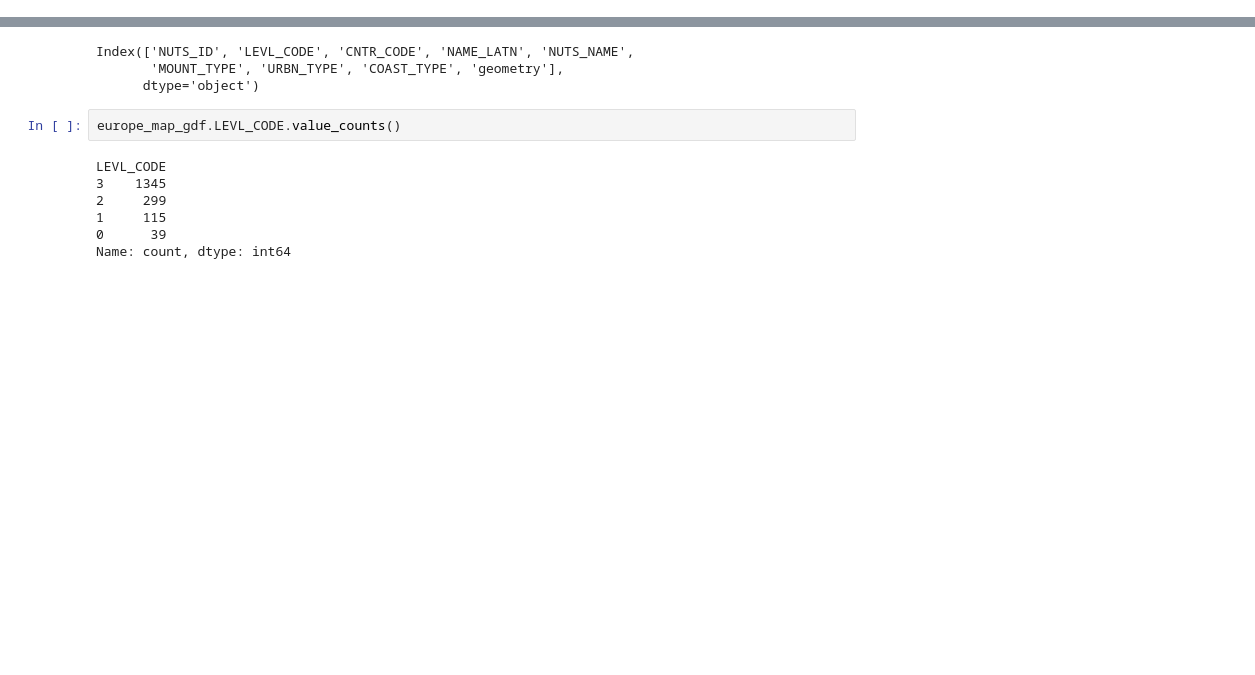
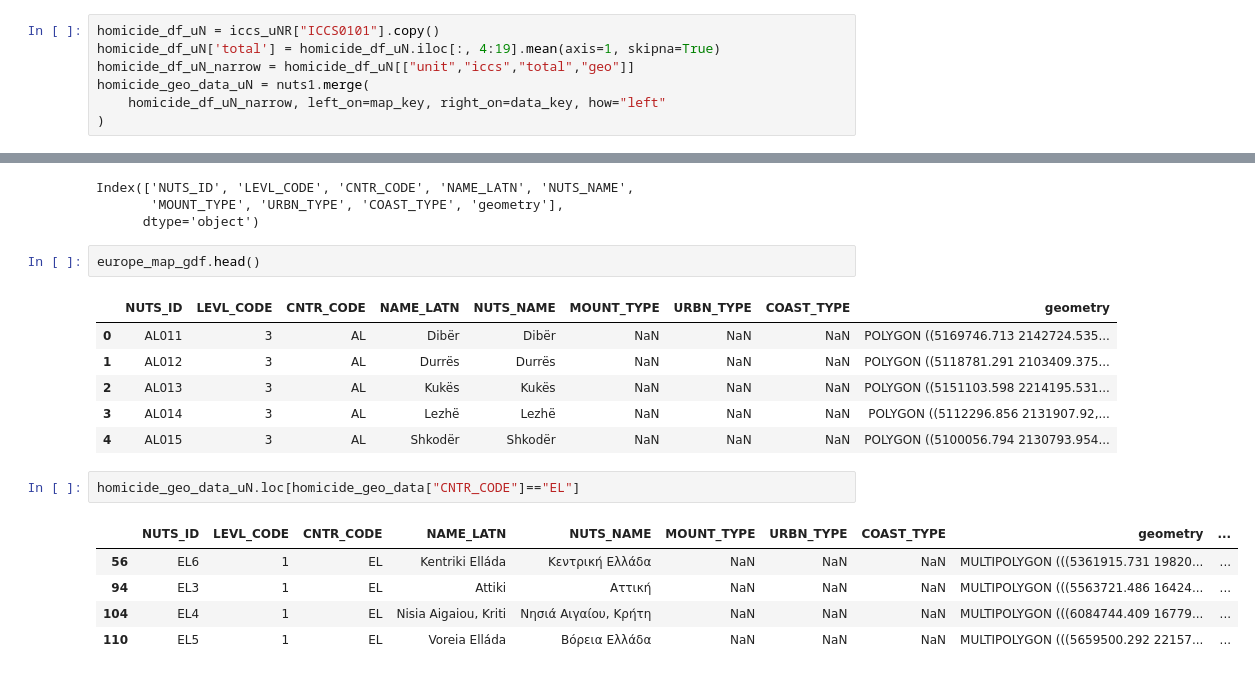
Before and after one commit to piStacya/CRIME_ANALYSIS_DS, a Jupyter notebook: Notebooks/Riigid_ja_regioonid.ipynb, the cells around one changed output, grey strips where cells are left out. Drawn from its saved outputs; the diff is of its cells as text; blank space fills up the shorter version.

```diff
--- a/Notebooks/Riigid_ja_regioonid.ipynb
+++ b/Notebooks/Riigid_ja_regioonid.ipynb
@@ -484,4 +488,11 @@ homicide_df_uP['total'] = homicide_df_uP.iloc[:, 4:19].mean(axis=1, skipna=True)
 homicide_df_uP_narrow = homicide_df_uP[["unit","iccs","total","geo"]]
 map_key = "NUTS_ID"
 data_key = "geo"
+# %%
+homicide_df_uN = iccs_uNR["ICCS0101"].copy()
+homicide_df_uN['total'] = homicide_df_uN.iloc[:, 4:19].mean(axis=1, skipna=True)
+homicide_df_uN_narrow = homicide_df_uN[["unit","iccs","total","geo"]]
+homicide_geo_data_uN = nuts1.merge(
+    homicide_df_uN_narrow, left_on=map_key, right_on=data_key, how="left"
+)
 # %%
@@ -717,11 +728,19 @@ Index(['NUTS_ID', 'LEVL_CODE', 'CNTR_CODE', 'NAME_LATN', 'NUTS_NAME',
        'MOUNT_TYPE', 'URBN_TYPE', 'COAST_TYPE', 'geometry'],
       dtype='object')
 # %%
-europe_map_gdf.LEVL_CODE.value_counts()
+europe_map_gdf.head()
 # %% [output]
-LEVL_CODE
-3    1345
-2     299
-1     115
-0      39
-Name: count, dtype: int64
+|  | NUTS_ID | LEVL_CODE | CNTR_CODE | NAME_LATN | NUTS_NAME | MOUNT_TYPE | URBN_TYPE | COAST_TYPE | geometry |
+| 0 | AL011 | 3 | AL | Dibër | Dibër | NaN | NaN | NaN | POLYGON ((5169746.713 2142724.535... |
+| 1 | AL012 | 3 | AL | Durrës | Durrës | NaN | NaN | NaN | POLYGON ((5118781.291 2103409.375... |
+| 2 | AL013 | 3 | AL | Kukës | Kukës | NaN | NaN | NaN | POLYGON ((5151103.598 2214195.531... |
+| 3 | AL014 | 3 | AL | Lezhë | Lezhë | NaN | NaN | NaN | POLYGON ((5112296.856 2131907.92,... |
+| 4 | AL015 | 3 | AL | Shkodër | Shkodër | NaN | NaN | NaN | POLYGON ((5100056.794 2130793.954... |
+# %%
+homicide_geo_data_uN.loc[homicide_geo_data["CNTR_CODE"]=="EL"]
+# %% [output]
+|  | NUTS_ID | LEVL_CODE | CNTR_CODE | NAME_LATN | NUTS_NAME | MOUNT_TYPE | URBN_TYPE | COAST_TYPE | geometry | ... |
+| 56 | EL6 | 1 | EL | Kentriki Elláda | Κεντρική Ελλάδα | NaN | NaN | NaN | MULTIPOLYGON (((5361915.731 19820... | ... |
+| 94 | EL3 | 1 | EL | Attiki | Αττική | NaN | NaN | NaN | MULTIPOLYGON (((5563721.486 16424... | ... |
+| 104 | EL4 | 1 | EL | Nisia Aigaiou, Kriti | Νησιά Αιγαίου, Κρήτη | NaN | NaN | NaN | MULTIPOLYGON (((6084744.409 16779... | ... |
+| 110 | EL5 | 1 | EL | Voreia Elláda | Βόρεια Ελλάδα | NaN | NaN | NaN | MULTIPOLYGON (((5659500.292 22157... | ... |
```
Also changed, not shown: parts of 6 cells of this notebook.
